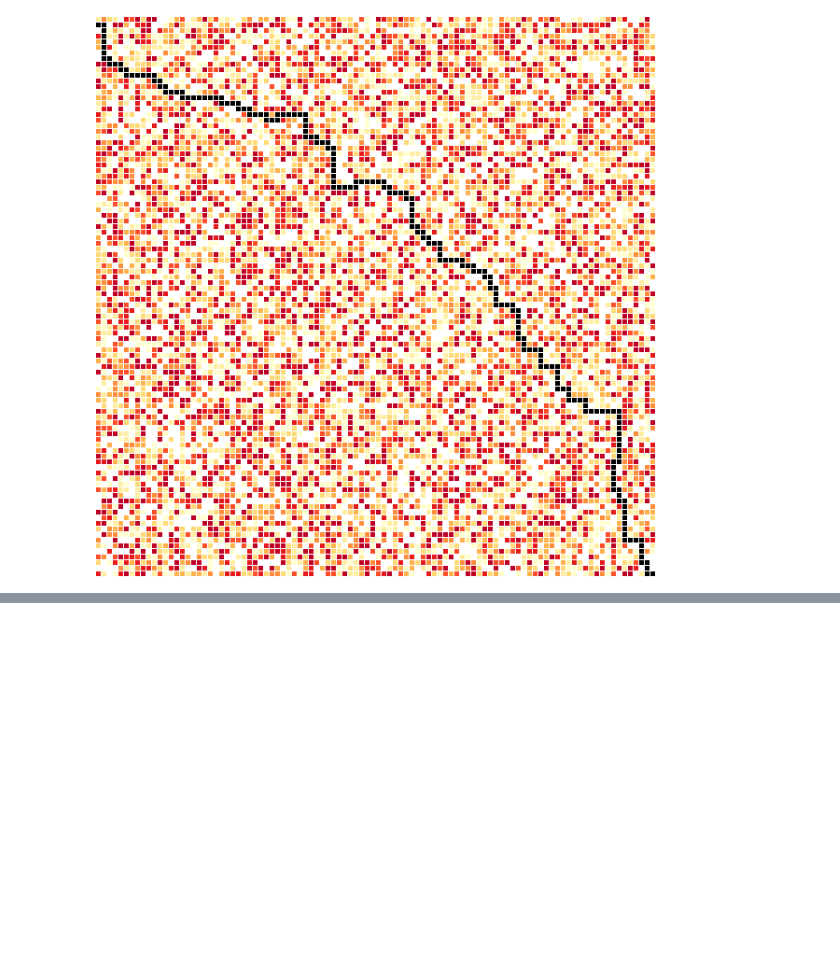
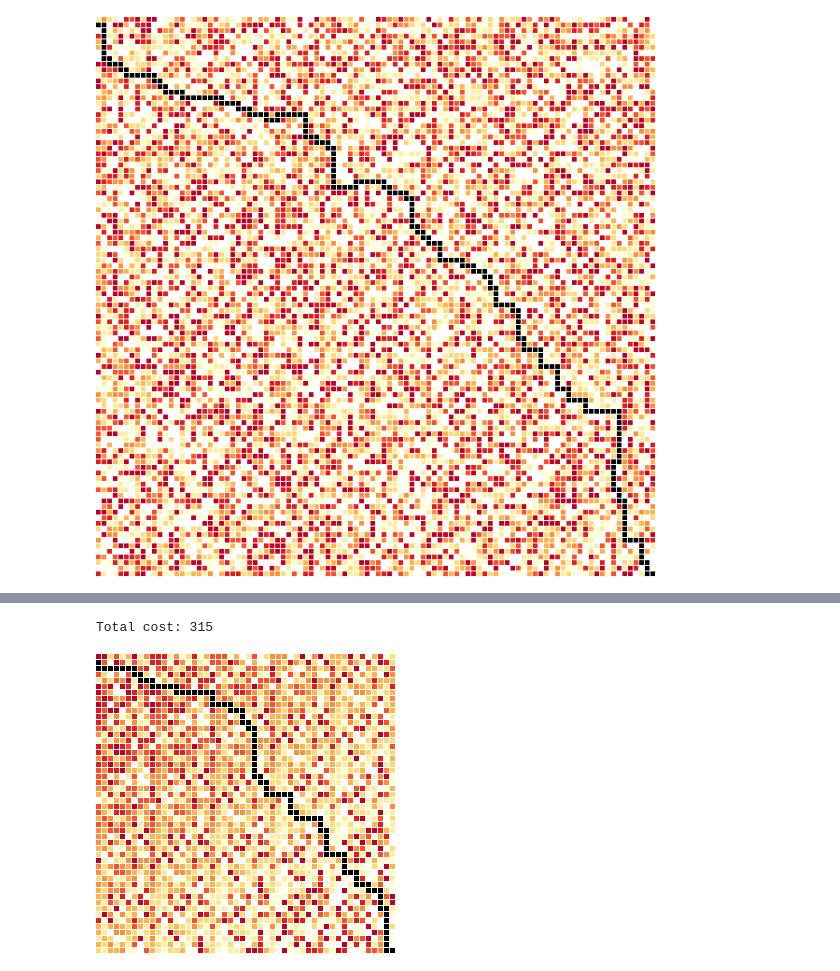
Before and after one commit to euribates/advent_of_code_2021, a Jupyter notebook: day15/day15.ipynb, the cells around one changed output, grey strips where cells are left out. Cells and saved outputs as stored; diff of their text form; code cells hidden in the pictures; blank space fills up the shorter version.

```diff
--- a/day15/day15.ipynb
+++ b/day15/day15.ipynb
@@ -94,7 +94,7 @@ def dijkstra(m, tron=True):
         if tron:
             print(f"--[ Iteracion {iteration} ]-----------------")
             print(f"  Examinando nodo y: {y} x: {x} -> {m[y, x]}")
-        if iteration > 150000:
+        if iteration > 1500000:
             print('Stack overflow')
             break
         if tron:
@@ -265,0 +260,14 @@ array([[1., 0., 0., 1., 0., 0.],
+# %%
+def manhattan(p0, p1):
+    x0, y0 = p0
+    x1, y1 = p1
+    return (max(x0, x1) - min(x0, x1)) + (max(y0, y1) - min(y0, y1))
+
+assert manhattan((0, 0), (0, 0)) == 0
+assert manhattan((0, 0), (0, 1)) == 1
+assert manhattan((0, 0), (1, 0)) == 1
+assert manhattan((0, 0), (1, 1)) == 2
+assert manhattan((7, 6), (3, 2)) == 8
+# %%
+m = np.array(range(9)).reshape(3,3)
+m, m == 0, m + (m == 0)
@@ -266,2 +284,19 @@ array([[1., 0., 0., 1., 0., 0.],
+# %%
+def expanse(m, factor=5):
+    max_y, max_x = size = m.shape
+    new_size = (max_y * factor, max_x * factor)
+    result = np.full(new_size, 0)
+    for y in range(factor):
+        offset_y = y * max_y
+        for x in range(factor):
+            offset_x = x * max_x
+            distance = manhattan((0, 0), (y, x))
+            delta = m
+            for _ in range(distance):
+                delta = delta + 1
+                delta = delta % 10
+                delta += (delta == 0)
+            result[offset_y:offset_y+max_y, offset_x:offset_x+max_x] = delta
+    return result
 # %%
 m = np.array(range(4)).reshape(2, 2)
@@ -271,0 +317,12 @@ array([[0, 1],
+# %%
+m = load_input('15-sample.txt')
+m = expanse(m, factor=5)
+distance = dijkstra(m, tron=False)
+shortest_path = list(find_shortest_path(distance))
+print('Total cost:', total_cost(m, shortest_path))
+img = draw_world(m, shortest_path, scale=6)
+img.save('shortest-path.png')
+img
+# %% [output]
+Total cost: 315
+[figure, added]
```
Also changed, not shown: parts of 11 cells of this notebook, 2 other files.
